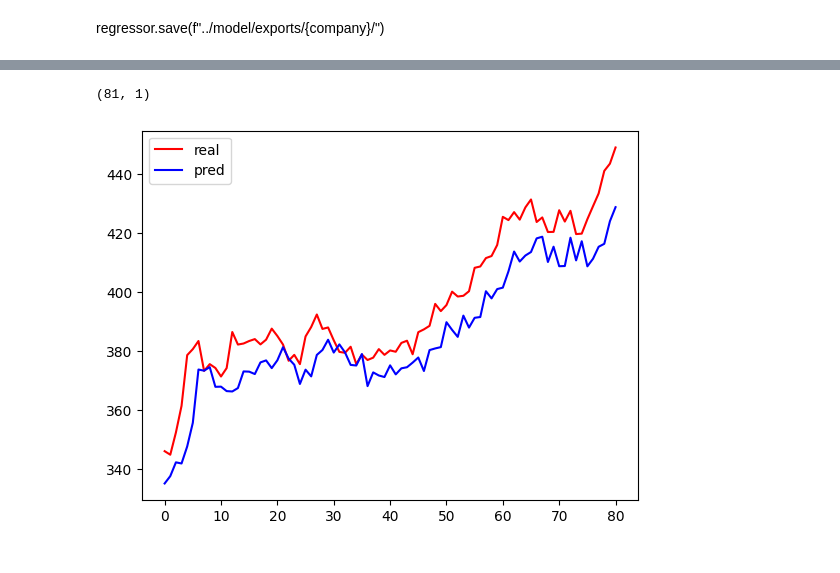
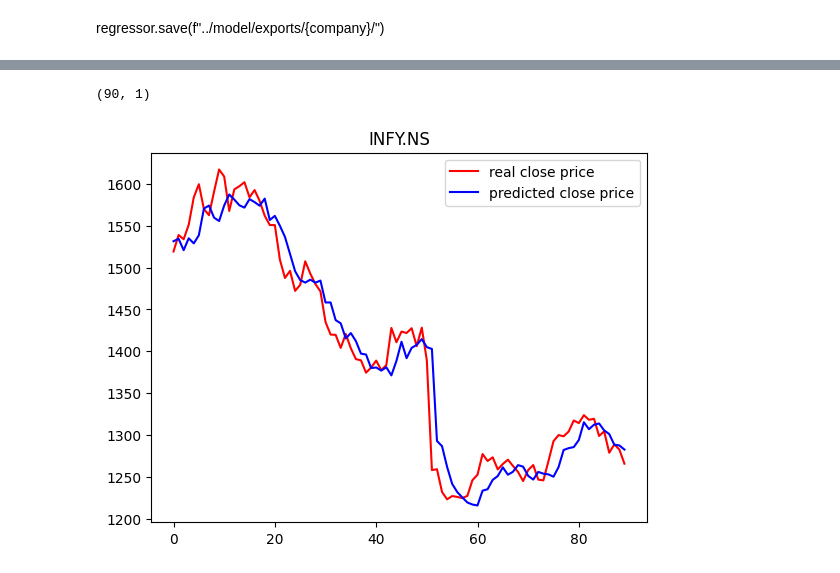
Before and after one commit to rohnsha0/StockSense-androidApp, a Jupyter notebook: model/model.ipynb, the cells around one changed output, grey strips where cells are left out. Drawn from its saved outputs; the diff is of its cells as text; code cells hidden in the pictures.

```diff
--- a/model/model.ipynb
+++ b/model/model.ipynb
@@ -4,7 +4,7 @@ import pandas as pd
 import yfinance as yf
 import datetime
 # %%
-company= 'ITC.NS'
+company= 'INFY.NS'
 endDate= '2023-01-26'
 # %%
 df= yf.download(company, period='max', end= endDate)
@@ -65,12 +65,12 @@ import tensorflow as tf
 from tensorflow import keras
 # %%
 regressor= keras.models.Sequential([
-    keras.layers.LSTM(units=84, return_sequences= True, input_shape= (xTRAIN.shape[1], 1)),
+    keras.layers.LSTM(units=384, return_sequences= True, input_shape= (xTRAIN.shape[1], 1)),
     keras.layers.Dropout(rate= 0.2),
-    keras.layers.LSTM(units=64, return_sequences= True),
-    keras.layers.Dropout(rate= 0.2),
-    keras.layers.LSTM(units=50),
-    keras.layers.Dropout(rate= 0.2),
+    keras.layers.LSTM(units=256, return_sequences= True),
+    keras.layers.Dropout(rate= 0.3),
+    keras.layers.LSTM(units=128),
+    keras.layers.Dropout(rate= 0.4),
     keras.layers.Dense(units= 1)
 ])
 # %%
@@ -96,5 +96,5 @@ _________________________________________________________________
 # %%
 regressor.compile(optimizer= 'adam', loss= keras.losses.mean_squared_error)
 # %%
-regressor.fit(x= xTRAIN, y=yTRAIN, batch_size= 32, epochs= 100)
+regressor.fit(x= xTRAIN, y=yTRAIN, batch_size= 32, epochs= 150)
 # %% [output]
@@ -191,16 +175,17 @@ pred= scaler.inverse_transform(pred)
 # %%
 pred.shape
 # %% [output]
-(81, 1)
+(90, 1)
 # %%
 import matplotlib.pyplot as plt
 # %%
-plt.plot(realSP, color= 'r', label= 'real')
-plt.plot(pred, color= 'b', label= 'pred')
+plt.plot(realSP, color= 'r', label= 'real close price')
+plt.plot(pred, color= 'b', label= 'predicted close price')
+plt.title(company)
 plt.legend()
 plt.show()
 # %% [output]
-[figure, old version]
+[figure, new version]
 # %%
 realData= [modelInp[len(modelInp)+1-60:len(modelInp+1), 0]]
 # %%
```
Also changed, not shown: parts of 15 cells of this notebook, 20 other files.
